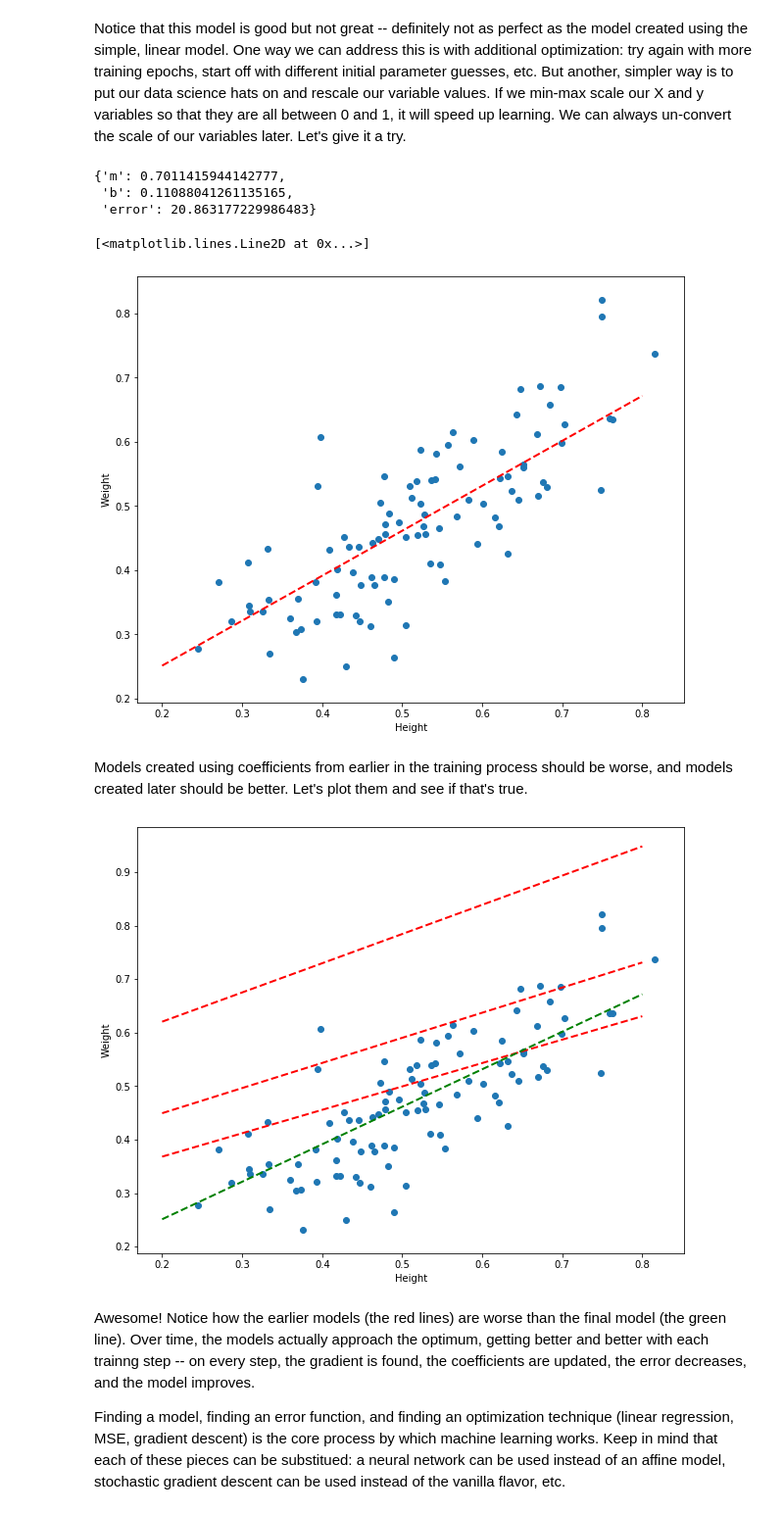
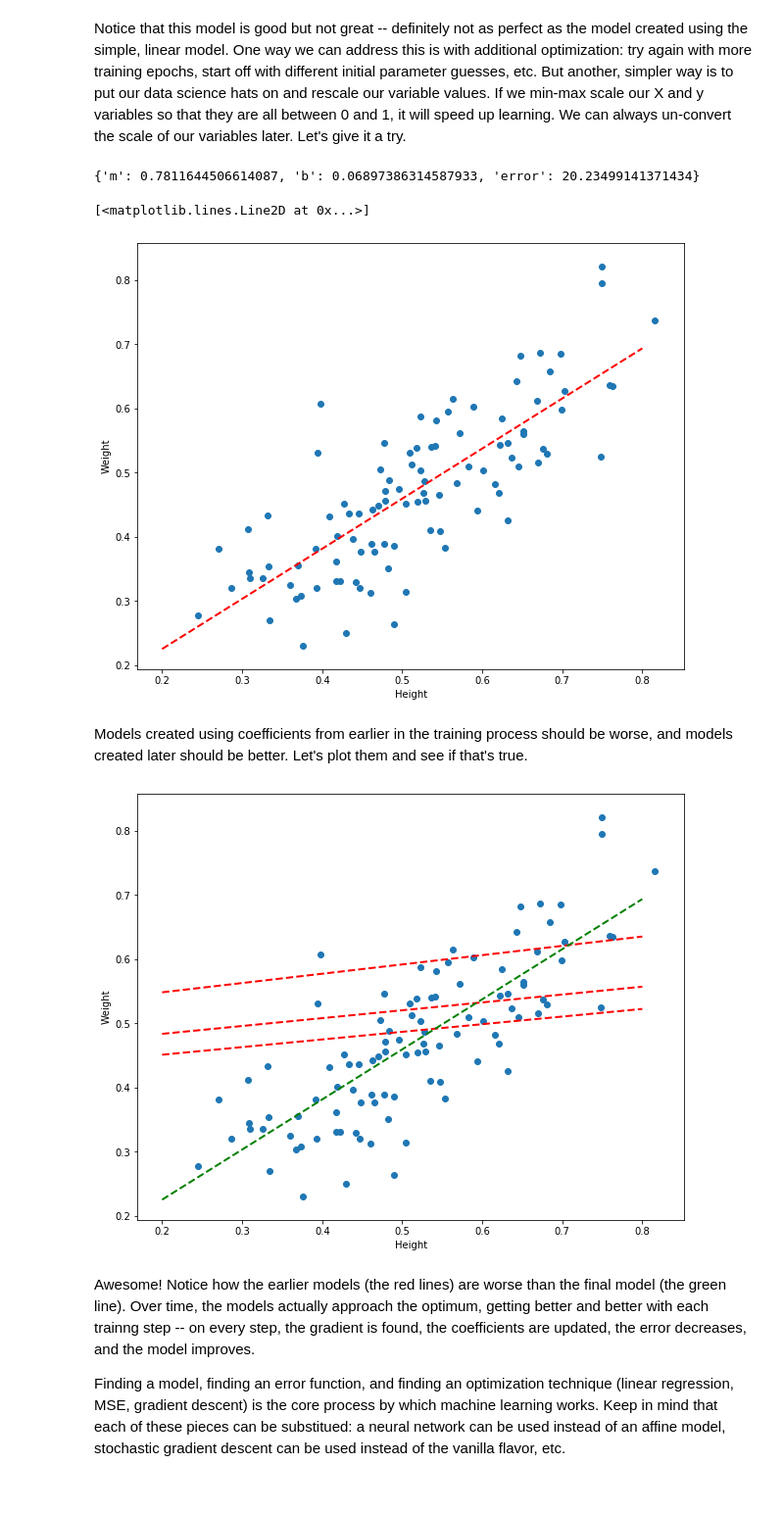
Before and after one commit to camoverride/notebooks, a Jupyter notebook: notebooks/everything_about_linear_regression.ipynb, the cells around one changed output. Shown: that part at 98% size. Saved outputs shown, nothing was run; the diff lists cells and outputs as text; code cells hidden in the pictures.

```diff
--- a/notebooks/everything_about_linear_regression.ipynb
+++ b/notebooks/everything_about_linear_regression.ipynb
@@ -574,12 +580,11 @@ $$ \frac{d}{dm} SSE(m) = 2\sum_{i=1}^n (mx_i - y_i)x_i$$
 
 Now that we know the derivitive of this error function, we can think about how to apply this knowledge to updating our parameter, _m_. If we follow the slope of the function as it increases, we'll move away from the bottom of the bowl that we want to head towards. Instead, we can move against the slope by multiplying the derivative by _-1_ and then heading a small step in that direction. We only want to take a small step in that direction because large steps can make us overshoot the target. The step size is often called _alpha_ and _0.01_ is a good starting guess for _alpha_ (this can be re-guessed later if your parameter doesn't converge to a useful value).
 # %%
-def get_derivative(df, m):
+def get_derivative(X, y, m):
     """
     This function finds the derivative of the linear function with a specific parameter, m.
-    The input and output variables have been hard-coded as X and y.
     """
-    return 2 * ( sum( (m * df["X"] - df["y"]) * df["X"]) )
+    return 2 * ( sum( (m * X - y) * X) )
 # %%
 # Implement gradient descent.
 
@@ -679,25 +687,25 @@ get_affine_gradient(df_1, model, "Height", "Weight")
 # %%
 # Define the gradient descent function for the two-variable affine function.
 # Use a small default alpha and a small number of epochs.
-def gradient_descent_affine(df, X, y, alpha=0.0001, epochs=5000):
+
+def gradient_descent_affine(model, X, y, alpha=0.0001, epochs=5000):
     """
     This function accepts a dataframe and two parameters: m and b which are to
     be optimized under the affine model. Other parameters include:
     alpha: the learning rate
     epochs: the number of times to update the parameters.
     """
-    points = []
+    parameters = []
     m, b = random.random(), random.random()
 
     for i in range(epochs):
-        model = AffineModel(m, b)
-        m_partial, b_partial = get_affine_gradient(df, model, X, y)
+        m_partial, b_partial = get_affine_gradient(model(m, b), X, y)
 
         m = m - alpha * m_partial
         b = b - alpha * b_partial
 
-        error = get_sse(df, model, X, y)
-        points.append({"m": m, "b": b, "error": error})
+        error = sse(model(m, b), X, y)
+        parameters.append({"m": m, "b": b, "error": error})
 
-    return points
+    return parameters
 # %%
@@ -731,46 +739,47 @@ scaled_data = scaler.transform(df_1[["Height", "Weight"]])
 df_1_scaled = pd.DataFrame(scaled_data, columns=["Height", "Weight"])
 # %%
 # Run gradient descent using the new, scaled dataset. Increase the learning rate and drop the epochs.
-points = gradient_descent_affine(df_1_scaled, "Height", "Weight", alpha=0.1, epochs=1000)
+X = df_1_scaled["Height"]
+y = df_1_scaled["Weight"]
+
+points = gradient_descent_affine(SimpleLinearRegression, X, y, alpha=0.1, epochs=5000)
 best_coefs = points[-1]
 best_coefs
 # %% [output]
-{'m': 0.7011415944142777,
- 'b': 0.11088041261135165,
- 'error': 20.863177229986483}
+{'m': 0.7811644506614087, 'b': 0.06897386314587933, 'error': 20.23499141371434}
 # %%
 def set_plot_3():
     plt.rcParams['figure.figsize'] = [10, 8]
     plt.xlabel("Height")
     plt.ylabel("Weight")
-    plt.scatter(df_1_scaled["Height"][:100], df_1_scaled["Weight"][:100])
+    plt.scatter(X[:100], y[:100])
 
 set_plot_3()
 
 # Create a model using the coefficients optimized using gradient descent.
-model = AffineModel(best_coefs["m"], best_coefs["b"])
+model = SimpleLinearRegression(best_coefs["m"], best_coefs["b"])
 
 # Plot it!
 plt.plot([0.2, 0.8], [model.predict(0.2), model.predict(0.8)], color="red", linestyle='dashed', linewidth=2, markersize=12)
 # %% [output]
 [<matplotlib.lines.Line2D at 0x...>]
-[figure, old version]
+[figure, new version]
 # %% [markdown]
 Models created using coefficients from earlier in the training process should be worse, and models created later should be better. Let's plot them and see if that's true.
 # %%
 set_plot_3()
 
 # Create several models using the coefficients from different points in time.
-model_1 = AffineModel(points[3]["m"], points[3]["b"])
-model_2 = AffineModel(points[10]["m"], points[10]["b"])
-model_3 = AffineModel(points[20]["m"], points[20]["b"])
-model_4 = AffineModel(best_coefs["m"], best_coefs["b"])
+model_1 = SimpleLinearRegression(points[3]["m"], points[3]["b"])
+model_2 = SimpleLinearRegression(points[10]["m"], points[10]["b"])
+model_3 = SimpleLinearRegression(points[20]["m"], points[20]["b"])
+model_4 = SimpleLinearRegression(best_coefs["m"], best_coefs["b"])
 
 # Iterate over all the models, plotting them.
 for model, color in [(model_1, "red"), (model_2, "red"), (model_3, "red"), (model_4, "green")]:
     plt.plot([0.2, 0.8], [model.predict(0.2), model.predict(0.8)], color=color, linestyle='dashed', linewidth=2, markersize=12, label="good model")
 # %% [output]
-[figure, old version]
+[figure, new version]
 # %% [markdown]
 Awesome! Notice how the earlier models (the red lines) are worse than the final model (the green line). Over time, the models actually approach the optimum, getting better and better with each trainng step -- on every step, the gradient is found, the coefficients are updated, the error decreases, and the model improves.
 
```
Also changed, not shown: parts of 57 cells of this notebook.
